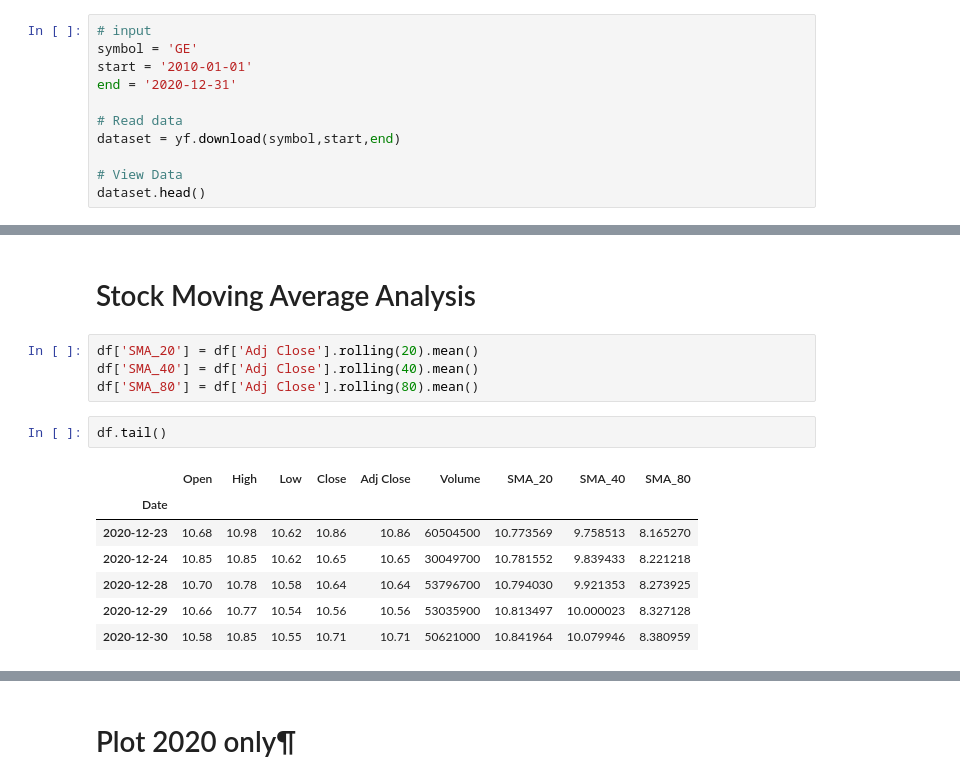
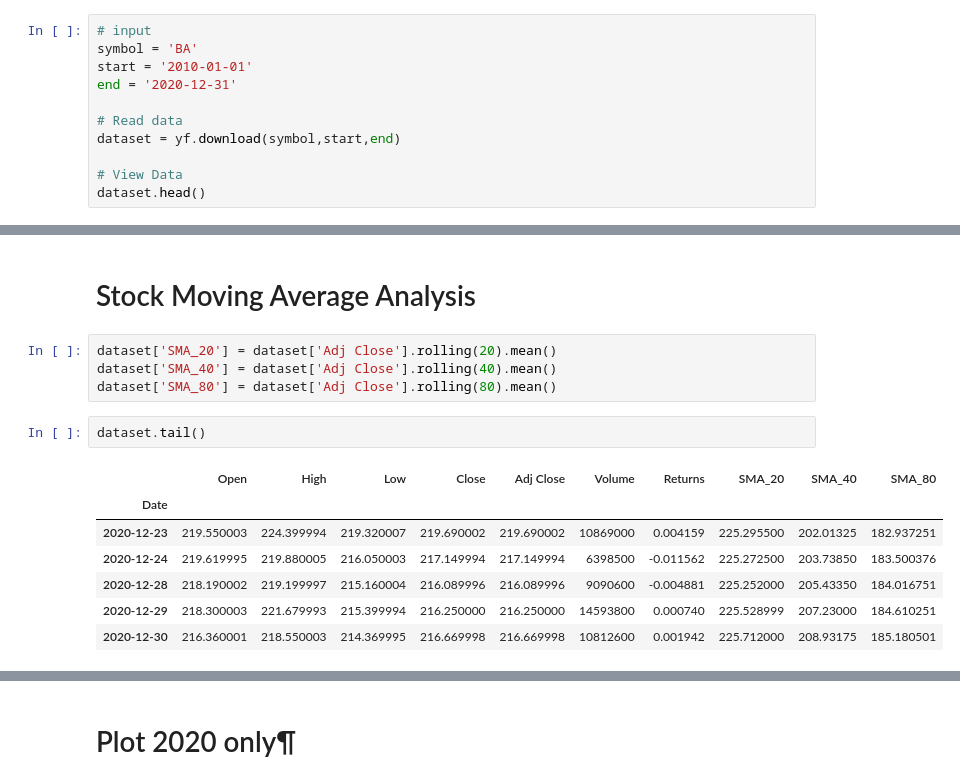
Before and after one commit to pauleppers/StockAnalysis, a Jupyter notebook: Relative_Value_Analysis.ipynb, the cells around one changed output, grey strips where cells are left out. Cells and saved outputs as stored; diff of their text form.

```diff
--- a/Relative_Value_Analysis.ipynb
+++ b/Relative_Value_Analysis.ipynb
@@ -75,6 +69,6 @@ ModuleNotFoundError: No module named 'fix_yahoo_finance'
 # %%
 # input
-symbol = 'GE'
+symbol = 'BA'
 start = '2010-01-01'
 end = '2020-12-31'
 
@@ -227,19 +221,19 @@ plt.show()
 # %% [markdown]
 # Stock Moving Average Analysis
 # %%
-df['SMA_20'] = df['Adj Close'].rolling(20).mean()
-df['SMA_40'] = df['Adj Close'].rolling(40).mean()
-df['SMA_80'] = df['Adj Close'].rolling(80).mean()
+dataset['SMA_20'] = dataset['Adj Close'].rolling(20).mean()
+dataset['SMA_40'] = dataset['Adj Close'].rolling(40).mean()
+dataset['SMA_80'] = dataset['Adj Close'].rolling(80).mean()
 # %%
-df.tail()
+dataset.tail()
 # %% [output]
-|  | Open | High | Low | Close | Adj Close | Volume | SMA_20 | SMA_40 | SMA_80 |
-| Date |  |  |  |  |  |  |  |  |  |
-| 2020-12-23 | 10.68 | 10.98 | 10.62 | 10.86 | 10.86 | 60504500 | 10.773569 | 9.758513 | 8.165270 |
-| 2020-12-24 | 10.85 | 10.85 | 10.62 | 10.65 | 10.65 | 30049700 | 10.781552 | 9.839433 | 8.221218 |
-| 2020-12-28 | 10.70 | 10.78 | 10.58 | 10.64 | 10.64 | 53796700 | 10.794030 | 9.921353 | 8.273925 |
-| 2020-12-29 | 10.66 | 10.77 | 10.54 | 10.56 | 10.56 | 53035900 | 10.813497 | 10.000023 | 8.327128 |
-| 2020-12-30 | 10.58 | 10.85 | 10.55 | 10.71 | 10.71 | 50621000 | 10.841964 | 10.079946 | 8.380959 |
+|  | Open | High | Low | Close | Adj Close | Volume | Returns | SMA_20 | SMA_40 | SMA_80 |
+| Date |  |  |  |  |  |  |  |  |  |  |
+| 2020-12-23 | 219.550003 | 224.399994 | 219.320007 | 219.690002 | 219.690002 | 10869000 | 0.004159 | 225.295500 | 202.01325 | 182.937251 |
+| 2020-12-24 | 219.619995 | 219.880005 | 216.050003 | 217.149994 | 217.149994 | 6398500 | -0.011562 | 225.272500 | 203.73850 | 183.500376 |
+| 2020-12-28 | 218.190002 | 219.199997 | 215.160004 | 216.089996 | 216.089996 | 9090600 | -0.004881 | 225.252000 | 205.43350 | 184.016751 |
+| 2020-12-29 | 218.300003 | 221.679993 | 215.399994 | 216.250000 | 216.250000 | 14593800 | 0.000740 | 225.528999 | 207.23000 | 184.610251 |
+| 2020-12-30 | 216.360001 | 218.550003 | 214.369995 | 216.669998 | 216.669998 | 10812600 | 0.001942 | 225.712000 | 208.93175 | 185.180501 |
 # %%
 import matplotlib.pyplot as plt
 fig, ax = plt.subplots(figsize=(16,9))
```
Also changed, not shown: parts of 59 cells of this notebook, 2 other files.
